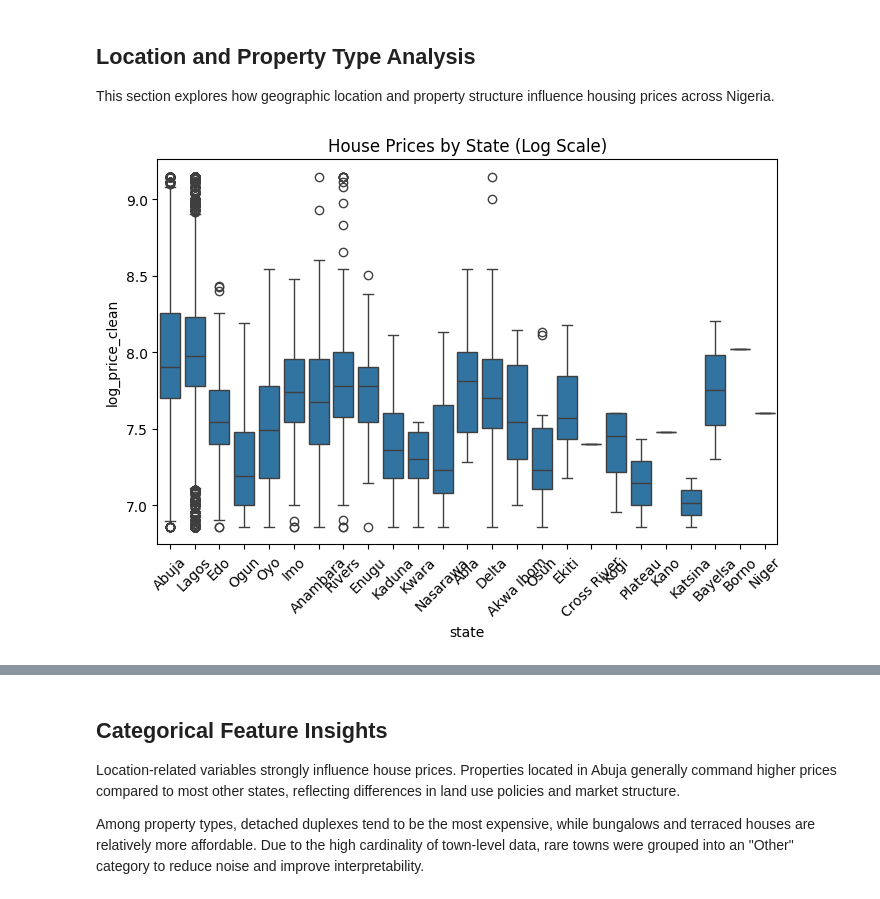
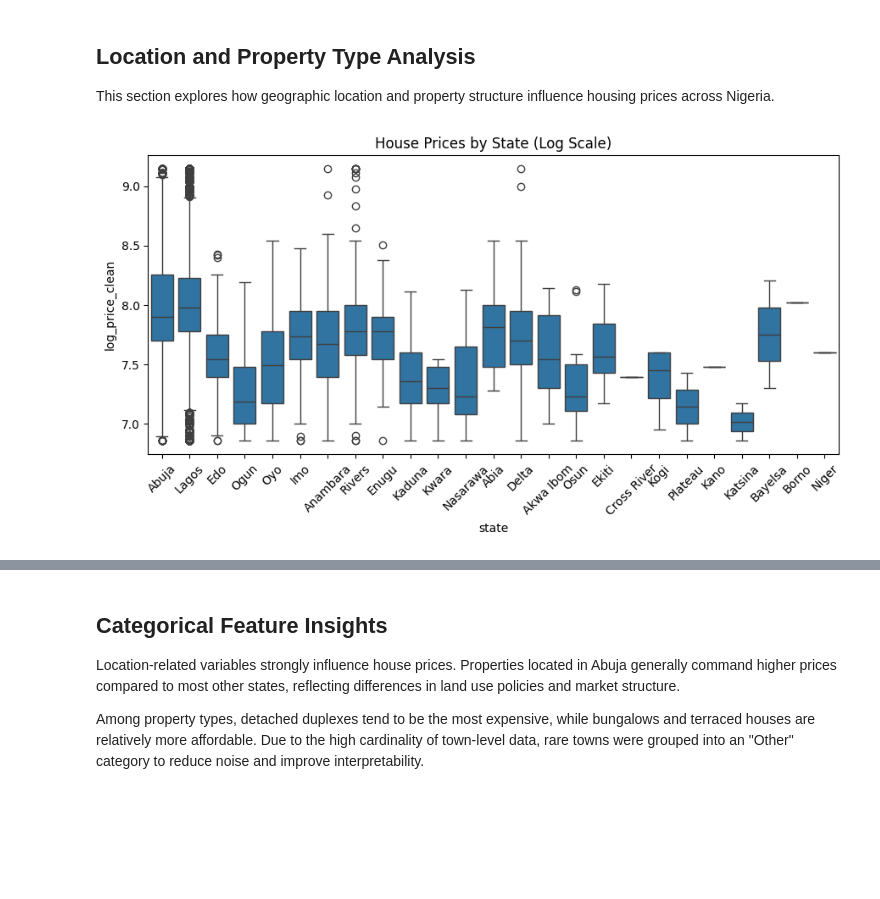
Before and after one commit to EbimaroErnesto/nigeria-housing-eda, a Jupyter notebook: notebooks/nigeria_housing_eda.ipynb, the cells around one changed output, grey strips where cells are left out. Saved outputs shown, nothing was run; the diff lists cells and outputs as text; code cells hidden in the pictures; blank space fills up the shorter version.

```diff
--- a/notebooks/nigeria_housing_eda.ipynb
+++ b/notebooks/nigeria_housing_eda.ipynb
@@ -213,13 +215,12 @@ Name: count, dtype: int64
 This section explores how geographic location and property structure
 influence housing prices across Nigeria.
 # %%
-import seaborn as sns
-import matplotlib.pyplot as plt
-
-plt.figure(figsize=(8,5))
+plt.figure(figsize=(9,5))
 sns.boxplot(x='state', y='log_price_clean', data=df)
+plt.xticks(rotation=45)
 plt.title("House Prices by State (Log Scale)")
-plt.xticks(rotation=45)
+plt.tight_layout()
+plt.savefig("../images/price_by_state.png", dpi=300)
 plt.show()
 # %% [output]
-[figure, old version]
+[figure, new version]
```
Also changed, not shown: parts of 4 cells of this notebook, 4 other files.
